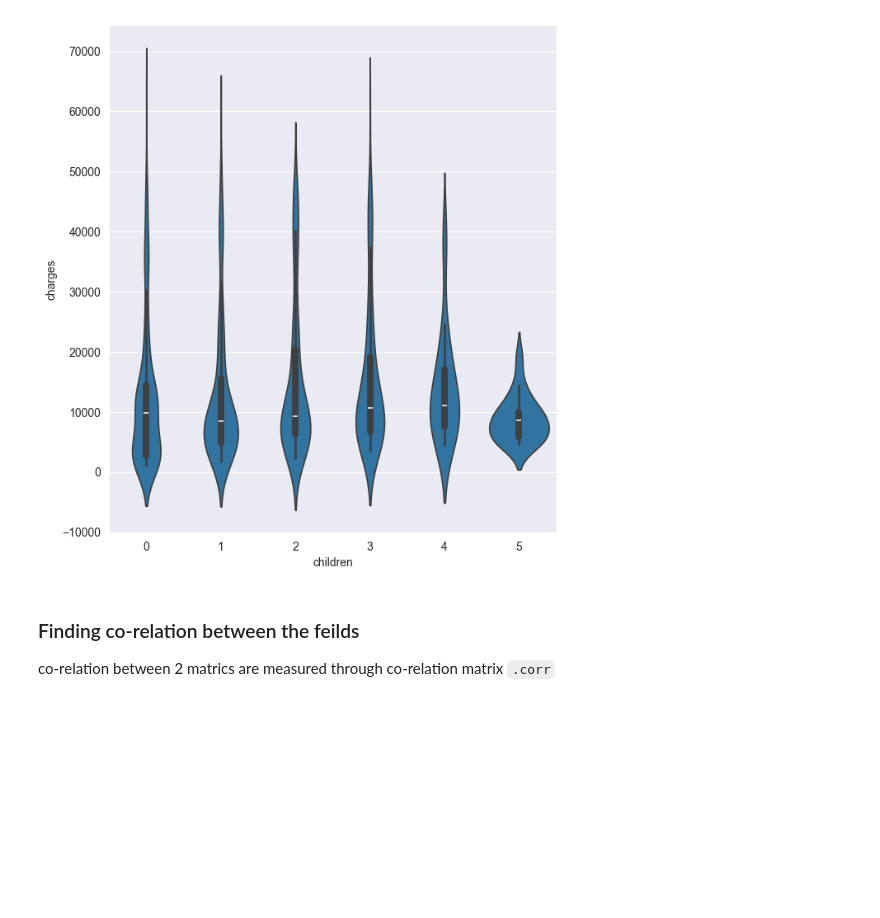
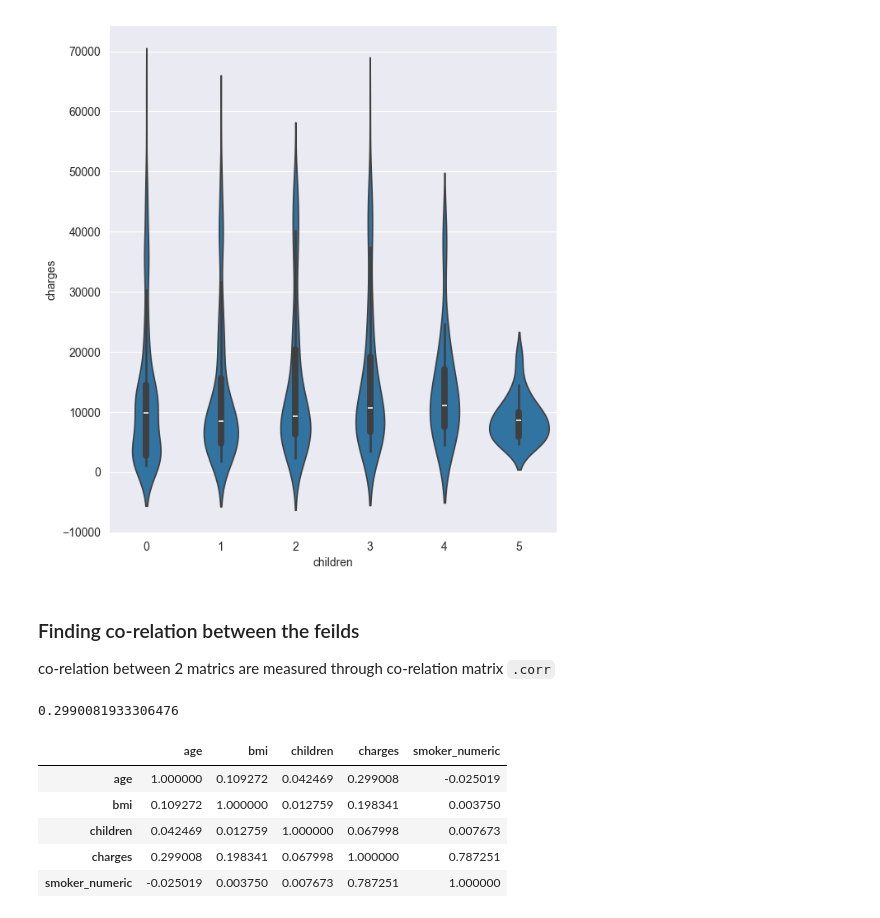
Before and after one commit to mr-ayush-agrawal/MachineLearningBasics, a Jupyter notebook: freeCodeCamp/LinReg/eda.ipynb, the cells around one changed output. Drawn from its saved outputs; the diff is of its cells as text; code cells hidden in the pictures; blank space fills up the shorter version.

```diff
--- a/freeCodeCamp/LinReg/eda.ipynb
+++ b/freeCodeCamp/LinReg/eda.ipynb
@@ -200,3 +200,8 @@ sns.violinplot(data, x='children', y = 'charges')
 ### Finding co-relation between the feilds
 
 co-relation between 2 matrics are measured through co-relation matrix `.corr`
+# %%
+# finding the relation of the charges only
+data.charges.corr(data.age)
+# %% [output]
+0.2990081933306476
@@ -202,0 +213,9 @@ co-relation between 2 matrics are measured through co-relation matrix `.corr`
+# %%
+data.drop(columns=['region', 'sex']).corr()
+# %% [output]
+|  | age | bmi | children | charges | smoker_numeric |
+| age | 1.000000 | 0.109272 | 0.042469 | 0.299008 | -0.025019 |
+| bmi | 0.109272 | 1.000000 | 0.012759 | 0.198341 | 0.003750 |
+| children | 0.042469 | 0.012759 | 1.000000 | 0.067998 | 0.007673 |
+| charges | 0.299008 | 0.198341 | 0.067998 | 1.000000 | 0.787251 |
+| smoker_numeric | -0.025019 | 0.003750 | 0.007673 | 0.787251 | 1.000000 |
```
Also changed, not shown: parts of 18 cells of this notebook.
